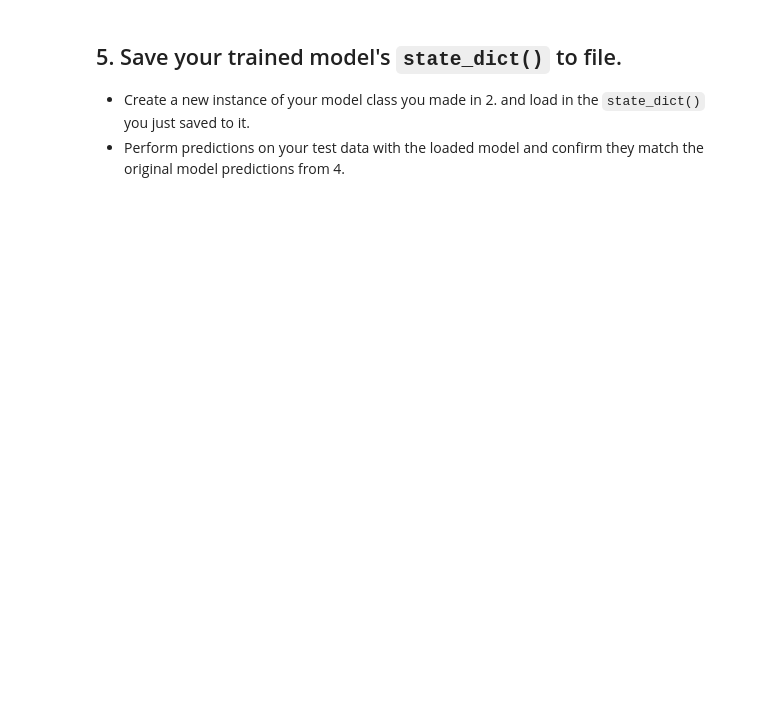
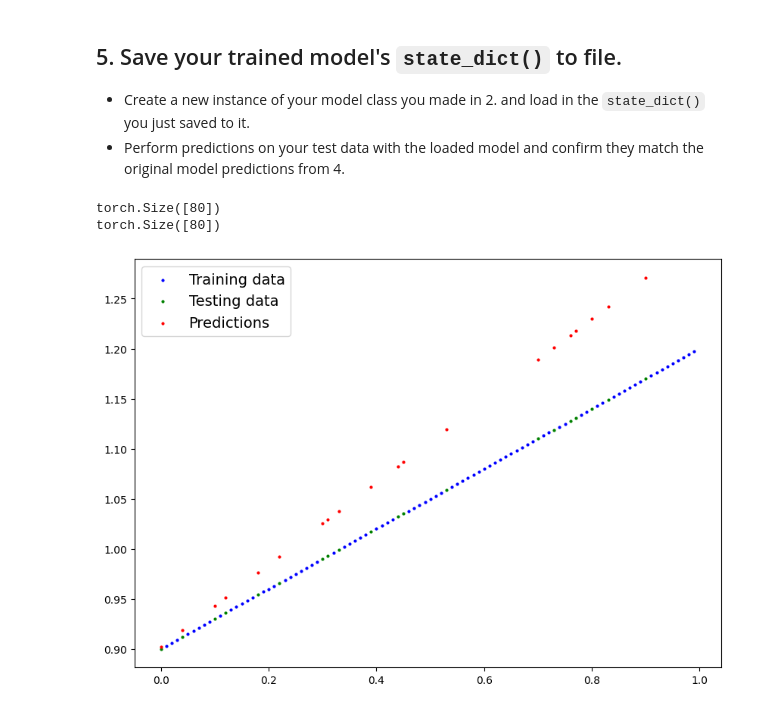
Before and after one commit to gsimassouza/pytorch-deep-learning, a Jupyter notebook: extras/exercises/01_pytorch_workflow_exercises.ipynb, the cells around one changed output. Cells and saved outputs as stored; diff of their text form; code cells hidden in the pictures; blank space fills up the shorter version.

```diff
--- a/extras/exercises/01_pytorch_workflow_exercises.ipynb
+++ b/extras/exercises/01_pytorch_workflow_exercises.ipynb
@@ -159,12 +213,29 @@ NameError: name 'epochs' is not defined
 from pathlib import Path
 
 # 1. Create models directory
-
+models_folder = Path('trained_models')
+models_folder.mkdir(parents=True, exist_ok=True)
 
 # 2. Create model save path
+model_name = '01_linear_regression_model.pth'
+model_path = models_folder / model_name
 
 # 3. Save the model state dict
+torch.save(model, model_path)
 # %%
 # Create new instance of model and load saved state dict (make sure to put it on the target device)
+model2 = torch.load(model_path)
 # %%
 # Make predictions with loaded model and compare them to the previous
+with torch.inference_mode():
+    y_pred2 = model2(X_test)
+# %%
+print(X_train.size())
+print(y_train.size())
+# %% [output]
+torch.Size([80])
+torch.Size([80])
+# %%
+plot_predictions(predictions=y_pred2)
+# %% [output]
+[figure, added]
```
Also changed, not shown: parts of 9 cells of this notebook, 1 other file.
